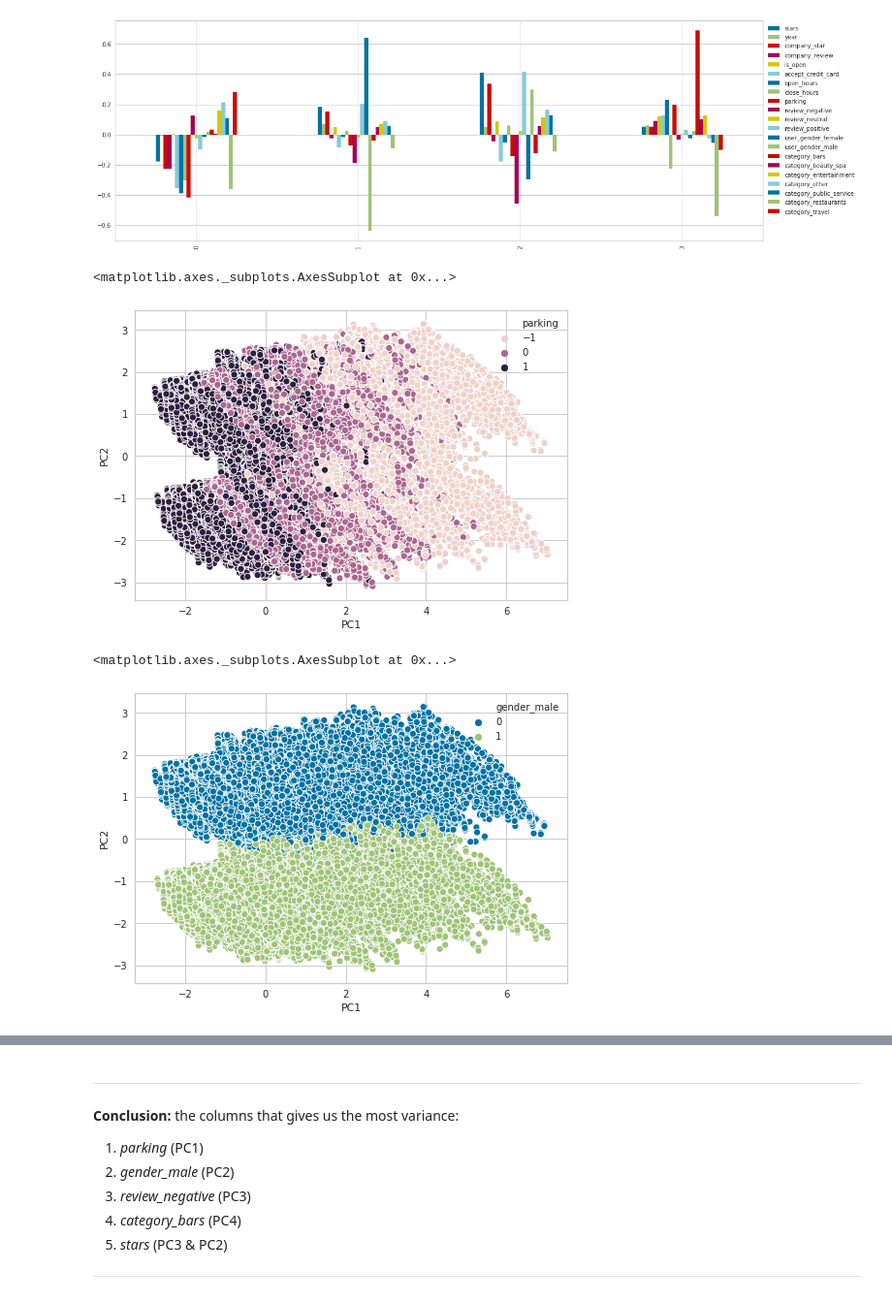
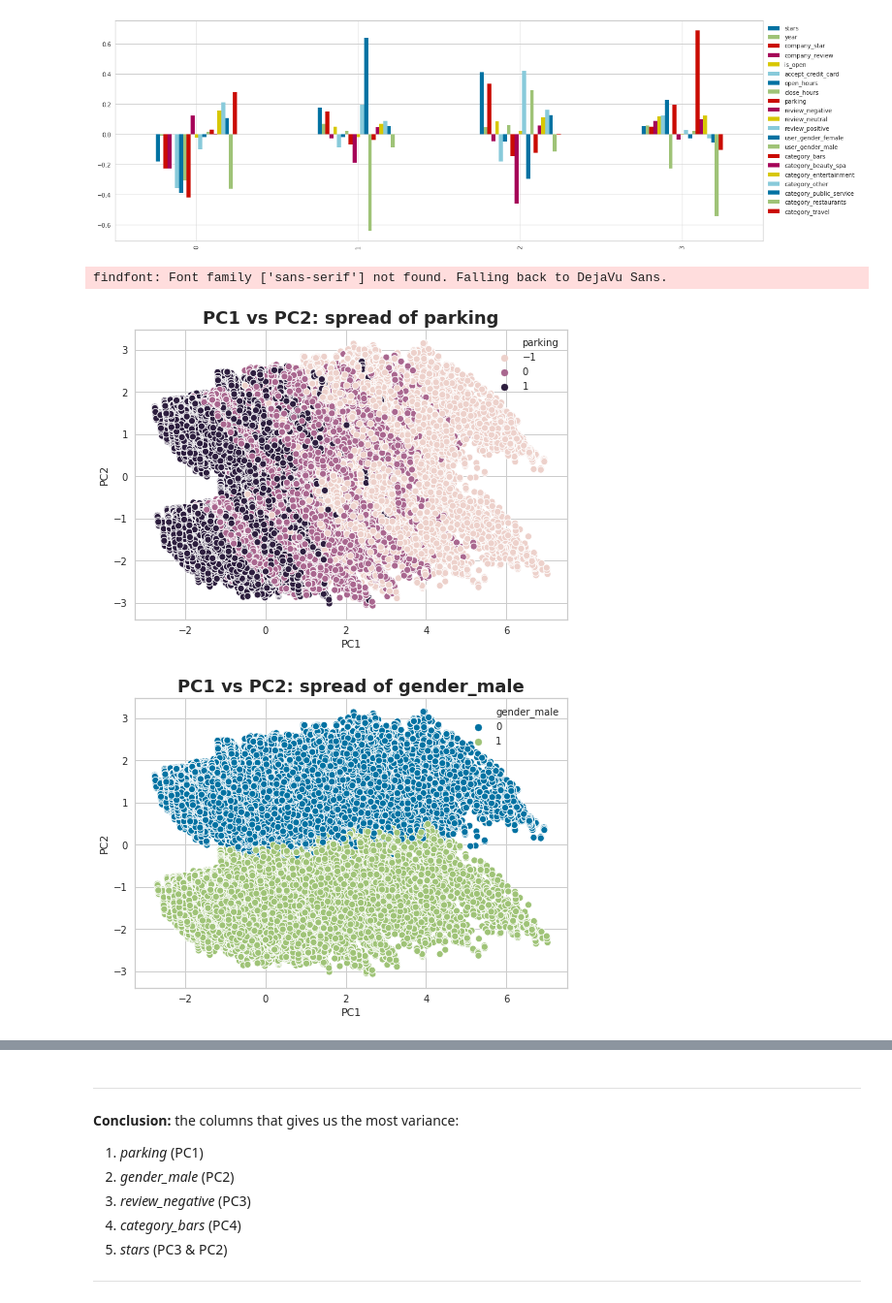
Before and after one commit to pe44enka/Yelp, a Jupyter notebook: DA_Final_Project.ipynb, the cells around one changed output, grey strips where cells are left out. Shown at 97% size. Drawn from its saved outputs; the diff is of its cells as text; code cells hidden in the pictures.

```diff
--- a/DA_Final_Project.ipynb
+++ b/DA_Final_Project.ipynb
@@ -240,7 +234,6 @@ rdf.head()
 # Exploratory Data Analysis (EDA)
 # %%
 rdf = pd.read_csv('https://raw.githubusercontent.com/pe44enka/Yelp/master/data/cleaned_data.csv')
-rdf.drop(['Unnamed: 0'], axis=1, inplace=True)
 rdf.head()
 # %% [output]
 |  | review | stars | user_gender | year | month | weekday | category | company_star | company_review | ... |
@@ -952,14 +945,17 @@ The best way to see which column influents on particular component is **visualiz
 [figure]
 # %%
 #PC1: spread of parking
-sns.scatterplot(x='PC1', y='PC2', data = pca_X.assign(parking=X.parking), hue='parking')#, palette=sns.cubehelix_palette(3))
+sns.scatterplot(x='PC1', y='PC2', data = pca_X.assign(parking=X.parking), hue='parking')
+plt.title('PC1 vs PC2: spread of parking', weight='bold', size=18)
+plt.show()
 # %% [output]
-<matplotlib.axes._subplots.AxesSubplot at 0x...>
+findfont: Font family ['sans-serif'] not found. Falling back to DejaVu Sans.
-[figure, old version]
+[figure, new version]
 # %%
 #PC2: spread of gender_male
 sns.scatterplot(x='PC1', y='PC2', data = pca_X.assign(gender_male=X.user_gender_male), hue='gender_male')
+plt.title('PC1 vs PC2: spread of gender_male', weight='bold', size=18)
+plt.show()
 # %% [output]
-<matplotlib.axes._subplots.AxesSubplot at 0x...>
-[figure, old version]
+[figure, new version]
 # %%
```
Also changed, not shown: parts of 28 cells of this notebook.
